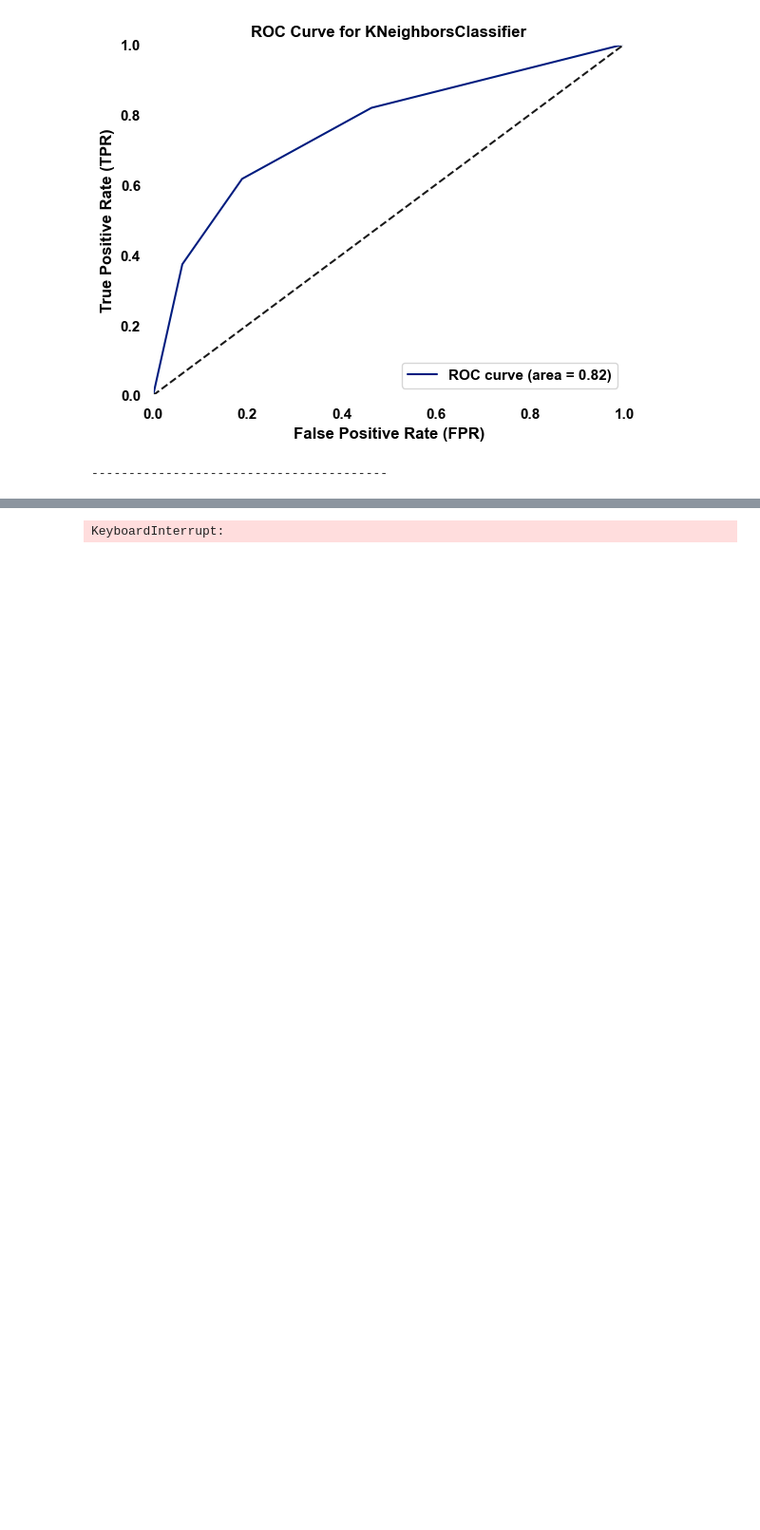
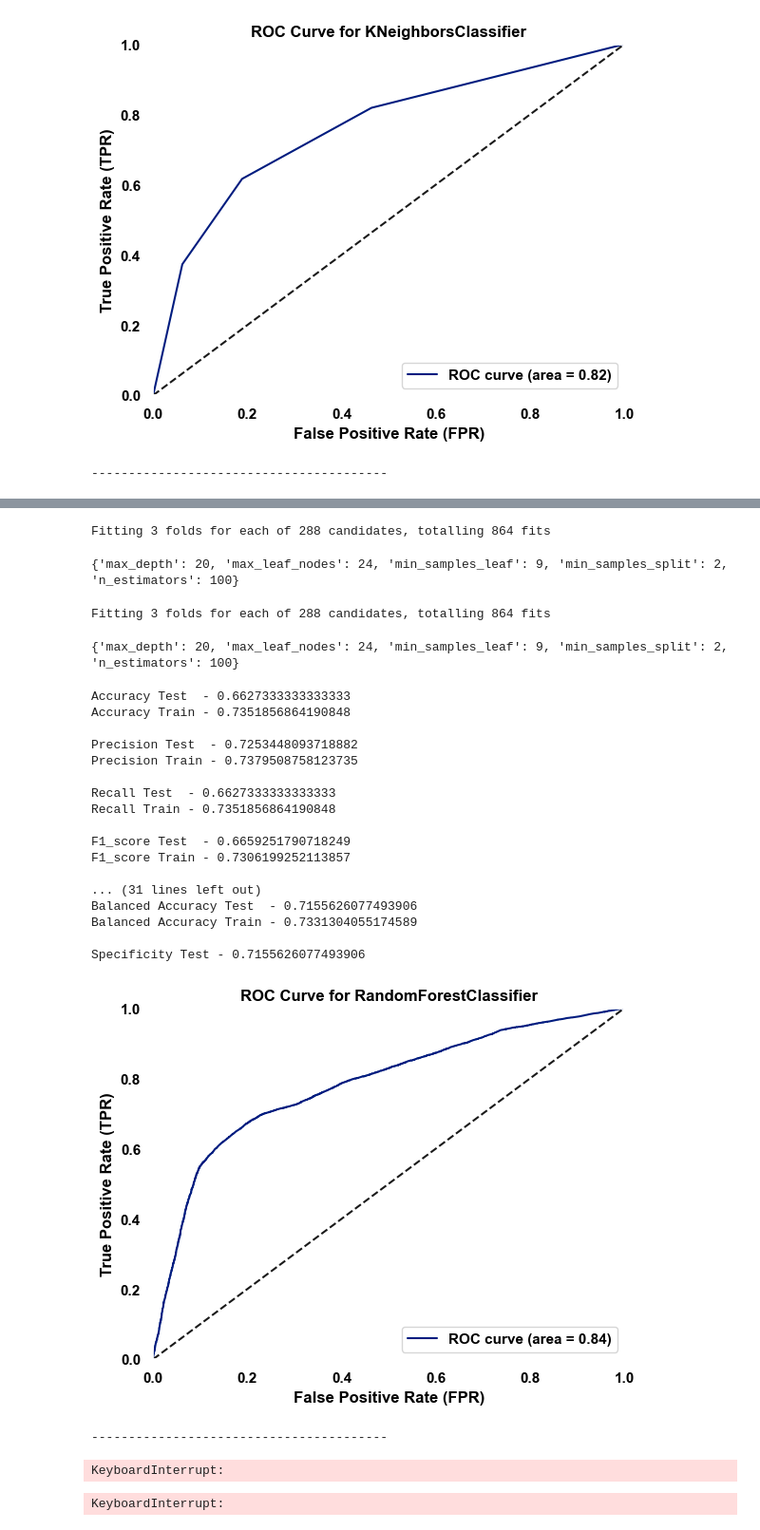
Before and after one commit to Santhosh-Analytics/Banking_Analytics, a Jupyter notebook: Classification.ipynb, the cells around one changed output, grey strips where cells are left out. Shown at 95% size. Drawn from its saved outputs; the diff is of its cells as text; code cells hidden in the pictures; blank space fills up the shorter version.

Commit message:
CLassification Modeling

```diff
--- a/Classification.ipynb
+++ b/Classification.ipynb
@@ -816 +703,74 @@ Specificity Test - 0.7765120285097469
+# %%
+RF_Classifier = RandomForestClassifier(random_state=42)
+
+
+param_grid = {
+    'n_estimators': [100, 200],
+    'max_depth': [10, 20, 30],
+    'min_samples_split': [2, 4, 8],
+    'min_samples_leaf' :[1,3,6,9],
+    'max_leaf_nodes' :[2,6,12,24]
+
+}
+kf=KFold(n_splits=3,shuffle=True,random_state=42)
+
+grid_search = GridSearchCV( estimator= RF_Classifier, param_grid=param_grid, cv = kf, n_jobs=-1, verbose = 2, return_train_score = True)
+grid_search.fit( x_train_scaled_df[imp_fea], y_train,)
+best_params = grid_search.best_params_
+print(best_params)
+# %% [output]
+Fitting 3 folds for each of 288 candidates, totalling 864 fits
+{'max_depth': 20, 'max_leaf_nodes': 24, 'min_samples_leaf': 9, 'min_samples_split': 2, 'n_estimators': 100}
+# %%
+ET_Classifier =ExtraTreesClassifier(random_state=42,)
+
+param_grid = {
+    'n_estimators': [100, 200],
+    'max_depth': [10, 20, 30],
+    'min_samples_split': [2, 4, 8],
+    'min_samples_leaf' :[1,3,6,9],
+    'max_leaf_nodes' :[2,6,12,24]
+
+}
+
+kf=KFold(n_splits=3,shuffle=True,random_state=42)
+
+ET_grid_search = GridSearchCV( estimator= ET_Classifier, param_grid=param_grid, cv = kf, n_jobs=-1, verbose = 2, return_train_score = True)
+ET_grid_search.fit( x_train_scaled_df[imp_fea], y_train,)
+best_params = ET_grid_search.best_params_
+# %% [output]
+Fitting 3 folds for each of 288 candidates, totalling 864 fits
+# %%
+print(best_params)
+# %% [output]
+{'max_depth': 20, 'max_leaf_nodes': 24, 'min_samples_leaf': 9, 'min_samples_split': 2, 'n_estimators': 100}
+# %%
+
+RF_Classifier = RandomForestClassifier(n_estimators=100,random_state=42,max_depth = 20,min_samples_split=2,min_samples_leaf =9,max_leaf_nodes  =24)
+evaluate_model(RF_Classifier,  x_train_scaled_df[imp_fea], y_train, x_test_scaled_df[imp_fea], y_test)
+# %% [output]
+Accuracy Test  - 0.6627333333333333
+Accuracy Train - 0.7351856864190848
+
+Precision Test  - 0.7253448093718882
+Precision Train - 0.7379508758123735
+
+Recall Test  - 0.6627333333333333
+Recall Train - 0.7351856864190848
+
+F1_score Test  - 0.6659251790718249
+F1_score Train - 0.7306199252113857
+
+... (31 lines left out)
+Balanced Accuracy Test  - 0.7155626077493906
+Balanced Accuracy Train - 0.7331304055174589
+
+Specificity Test - 0.7155626077493906
+[figure, added]
+----------------------------------------
+# %%
+ET_Classifier =ExtraTreesClassifier(random_state=42,)
+evaluate_model(ET_Classifier,  x_train_scaled_df[imp_fea], y_train, x_test_scaled_df[imp_fea], y_test)
+# %% [output]
+KeyboardInterrupt:
 # %%
```
Also changed, not shown: parts of 6 cells of this notebook, 1 other file.
